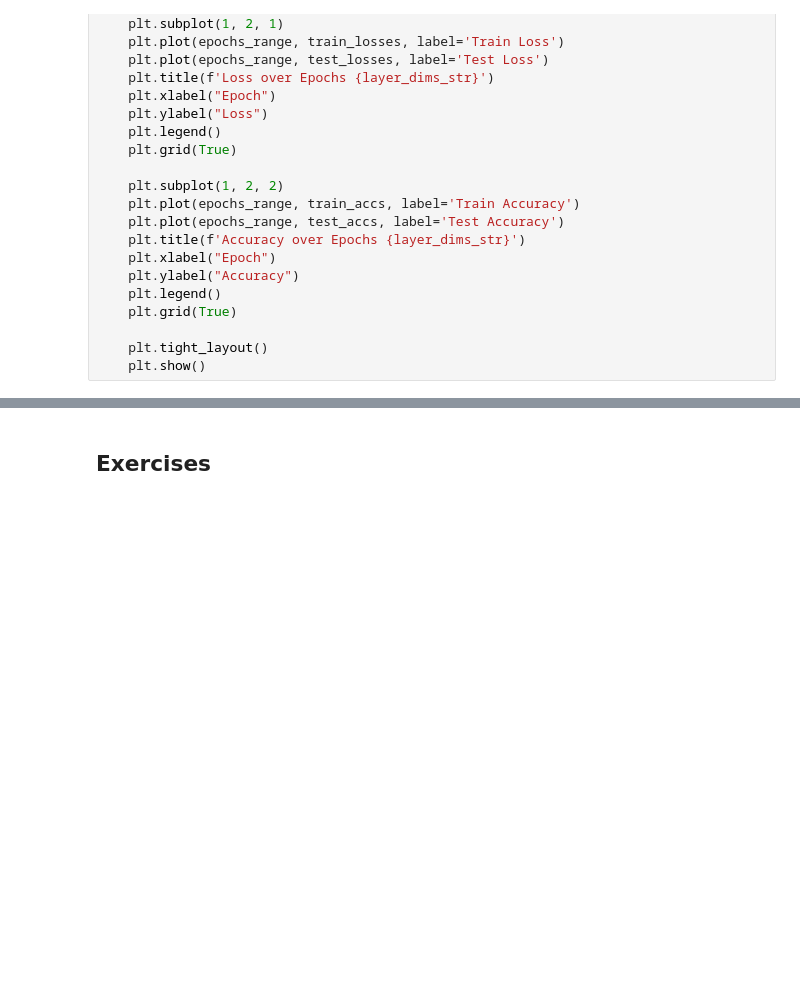
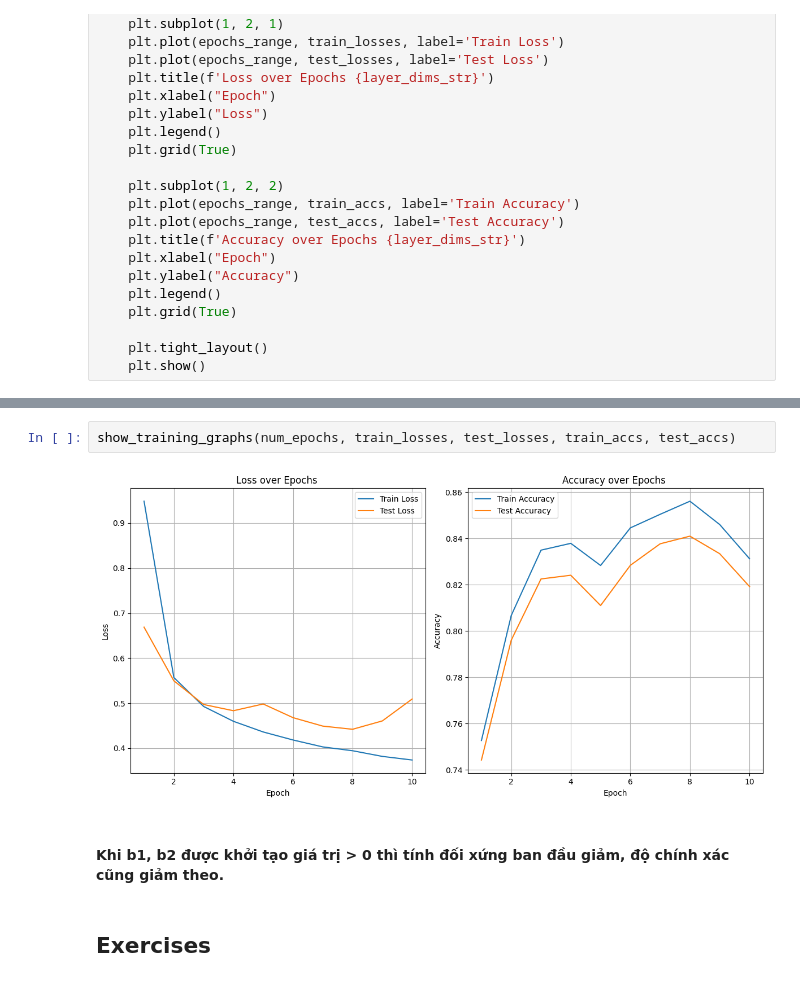
Before and after one commit to lifebow/MFFCS, a Jupyter notebook: MLP_Implementation.ipynb, the cells around one changed output, grey strips where cells are left out. Drawn from its saved outputs; the diff is of its cells as text; blank space fills up the shorter version.

```diff
--- a/MLP_Implementation.ipynb
+++ b/MLP_Implementation.ipynb
@@ -419,3 +532,9 @@ show_training_graphs(num_epochs, train_losses, test_losses, train_accs, test_acc
+# %%
+show_training_graphs(num_epochs, train_losses, test_losses, train_accs, test_accs)
+# %% [output]
+[figure, added]
+# %% [markdown]
+#### Khi b1, b2 được khởi tạo giá trị > 0 thì tính đối xứng ban đầu giảm, độ chính xác cũng giảm theo.
 # %% [markdown]
 ## Exercises
 # %% [markdown]
```
Also changed, not shown: parts of 19 cells of this notebook.
